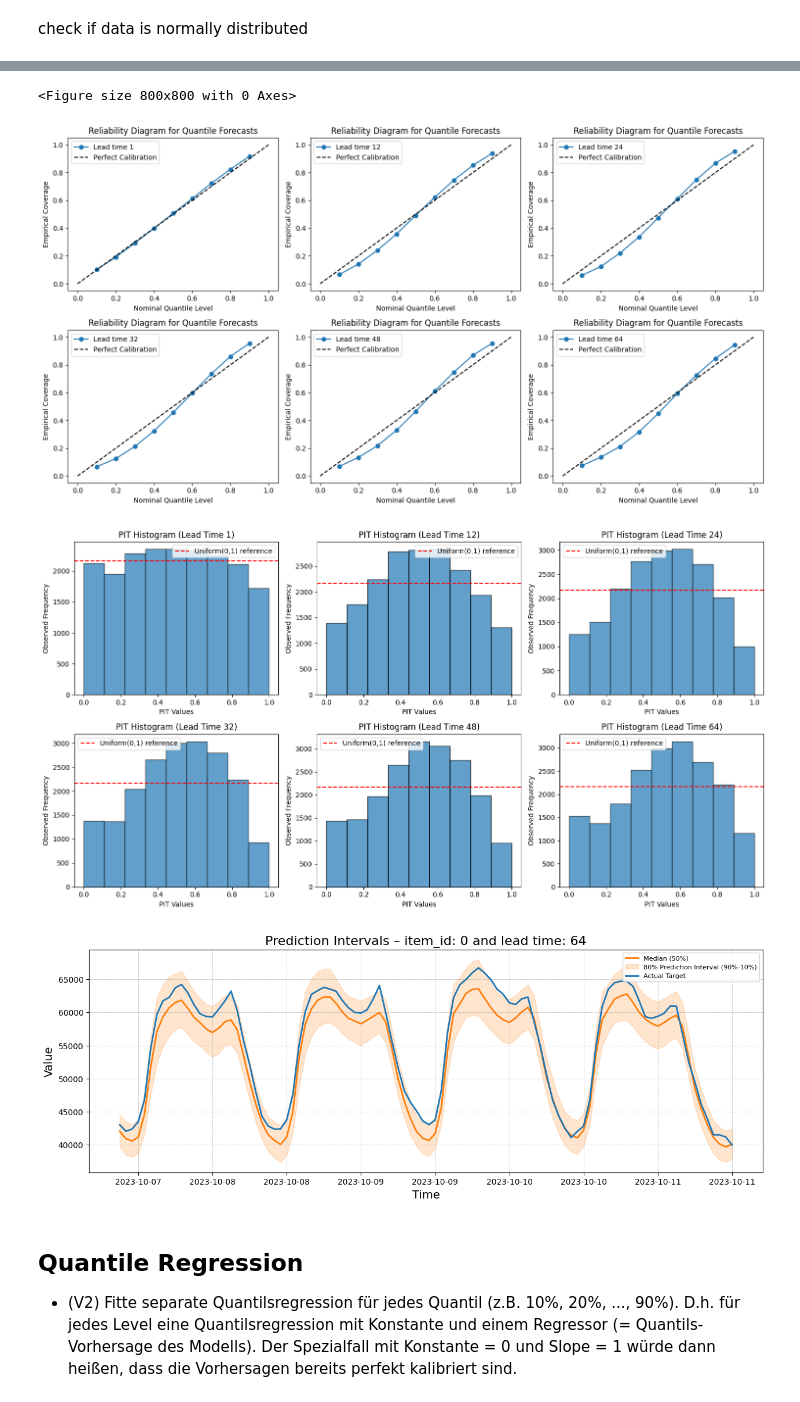
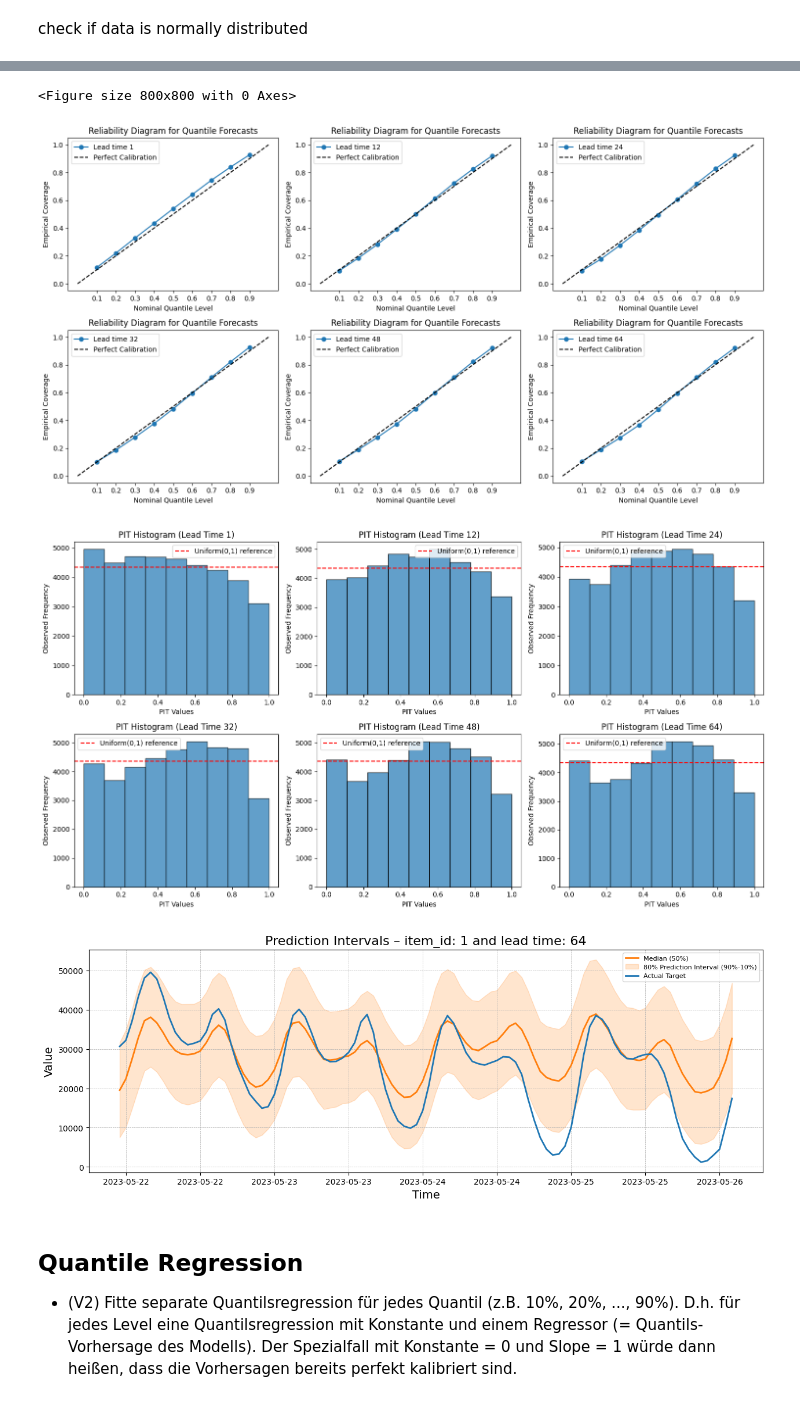
Before and after one commit to LouisSko/master-thesis, a Jupyter notebook: notebook.ipynb, the cells around one changed output, grey strips where cells are left out. Drawn from its saved outputs; the diff is of its cells as text; code cells hidden in the pictures.

```diff
--- a/notebook.ipynb
+++ b/notebook.ipynb
@@ -57,5 +54,8 @@ df.tail(20)
 data = TimeSeriesDataFrame(df)
 # split data in train and test
 data_train, data_test = data.split_by_time(pd.Timestamp("01-01-2023"))
+# %%
+last_date = data.index.get_level_values("timestamp").max()
+data_train, data_test = data.split_by_time(last_date)
 # %% [markdown]
 # Chronos Bolt Zero Shot
@@ -74,3 +64,18 @@ predictions_raw = predict_chronos(pipeline=pipeline,
+# %%
+chronos = Chronos(model_name="amazon/chronos-bolt-tiny",
+                  device_map="mps",
+                  lead_times=np.arange(1, 65),
+                  freq=pd.Timedelta("1h"))
+
+# get zero shot predictions on training dataset - used for postprocessing
+predictions_train = chronos.predict(data=data_train,
+                                    predict_only_last_timestep=False,
+                                    previous_context_data=None)
+
+# get zero shot perdictions on test dataset
+predictions_raw = chronos.predict(data=data_test,
+                                  predict_only_last_timestep=False,
+                                  previous_context_data=data_train)
 # %%
 predictions_raw.get_crps(mean=True)
 # %% [output]
@@ -153,9 +180,3 @@ from postprocessing import postprocess_mle
-# %%
-# get zero shot predictions on training dataset
-predictions_train = predict_chronos(pipeline=pipeline,
-                                    data=data_train,
-                                    lead_times=np.arange(1,65),
-                                    freq=pd.Timedelta("1h"))
 # %% [markdown]
 check if data is normally distributed
 # %%
@@ -178,3 +195,7 @@ predictions_nrml = postprocess_mle(predictions_train=predictions_train, predicti
+# %%
+postprocessor_mle = PostprocessorMLE()
+postprocessor_mle.fit(data=predictions_train)
+predictions_nrml = postprocessor_mle.postprocess(data=predictions_raw)
 # %%
 predictions_nrml.get_crps(mean=True)
 # %% [output]
@@ -212,16 +213,16 @@ predictions_nrml.get_crps(lead_times=[1, 12, 24, 32, 48, 64])
 predictions_nrml.get_reliability_diagram(lead_times=[1, 12, 24, 32, 48, 64])
 # %% [output]
 <Figure size 800x800 with 0 Axes>
-[figure, old version]
+[figure, new version]
 # %%
 predictions_nrml.get_pit_histogram(lead_times=[1, 12, 24, 32, 48, 64])
 # %% [output]
-[figure, old version]
+[figure, new version]
 # %%
 # plot a random part of the predictions
-predictions_nrml.results[64].get_random_plot()
+predictions_nrml.results[64].get_random_plot(1)
 # %% [output]
-[figure, old version]
+[figure, new version]
 # %% [markdown]
 ## Quantile Regression
 
```
Also changed, not shown: parts of 44 cells of this notebook.
